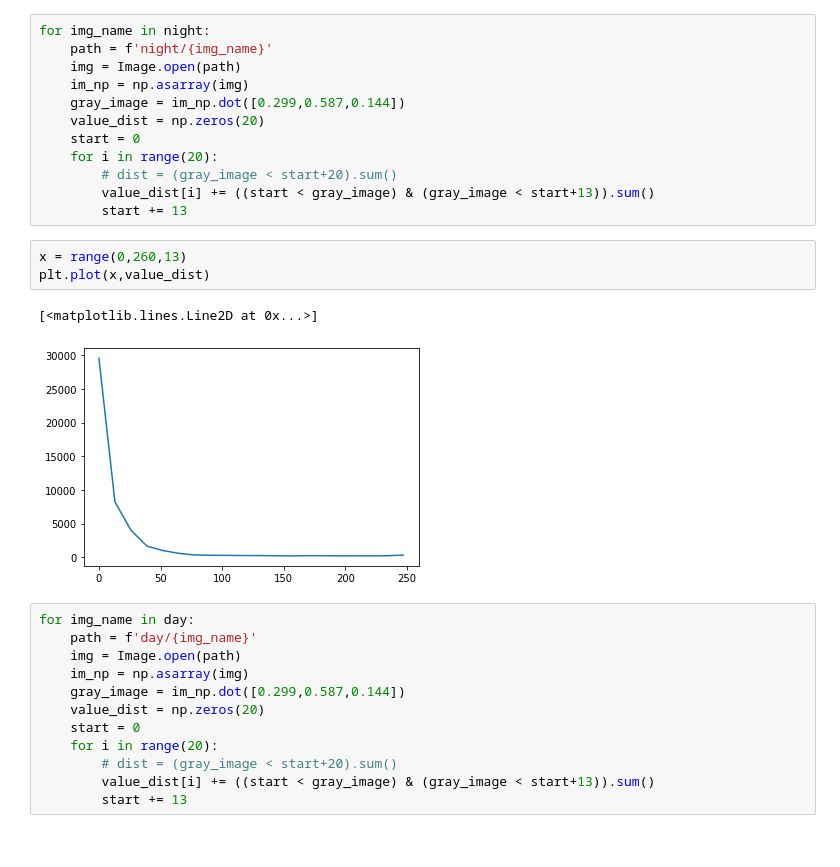
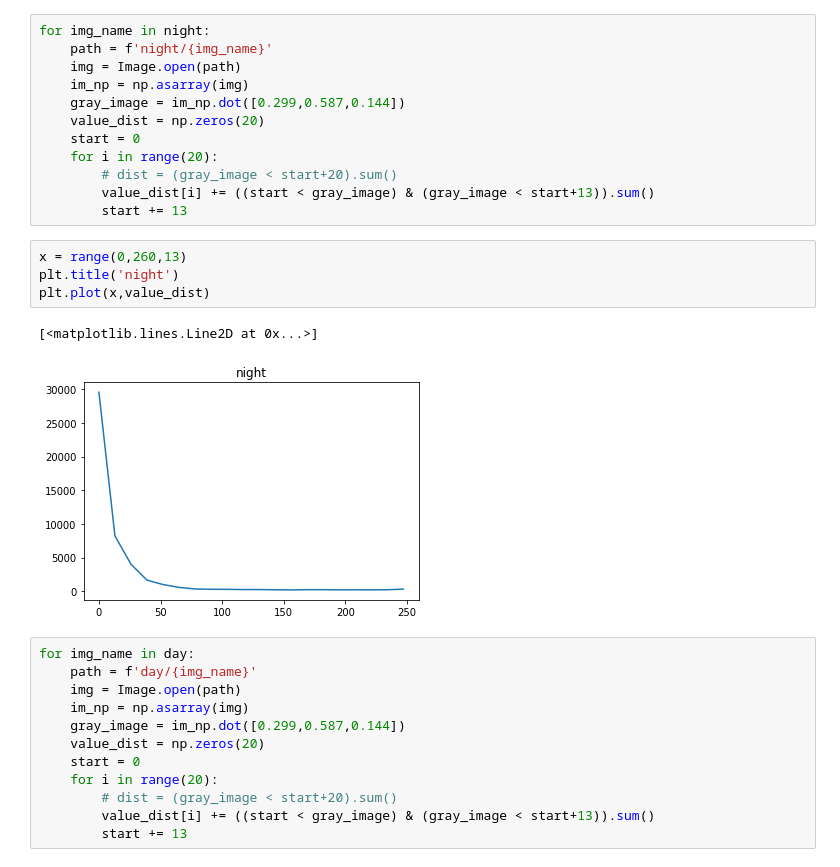
Before and after one commit to bluelostboi/VaibhavKSolanke, a Jupyter notebook: night_or_day.ipynb, the cells around one changed output. Cells and saved outputs as stored; diff of their text form.

```diff
--- a/night_or_day.ipynb
+++ b/night_or_day.ipynb
@@ -46,10 +46,11 @@ for img_name in night:
         start += 13
 # %%
 x = range(0,260,13)
+plt.title('night')
 plt.plot(x,value_dist)
 # %% [output]
 [<matplotlib.lines.Line2D at 0x...>]
-[figure, old version]
+[figure, new version]
 # %%
 for img_name in day:
     path = f'day/{img_name}'
```
Also changed, not shown: parts of 1 cell of this notebook.
